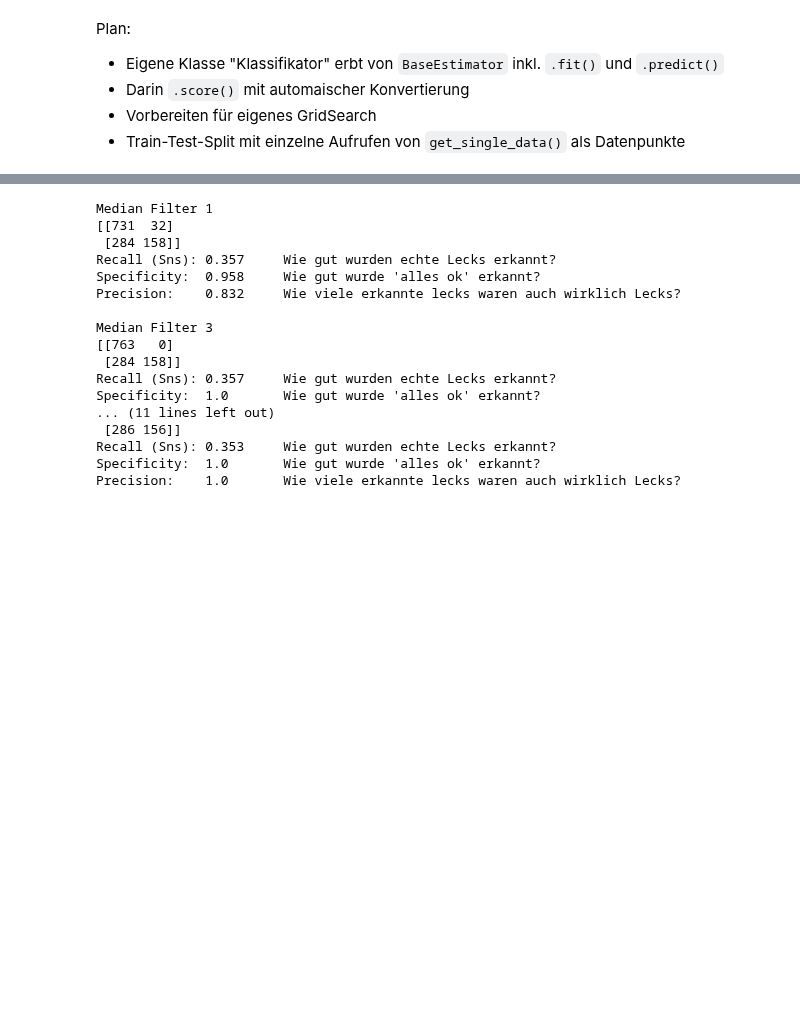
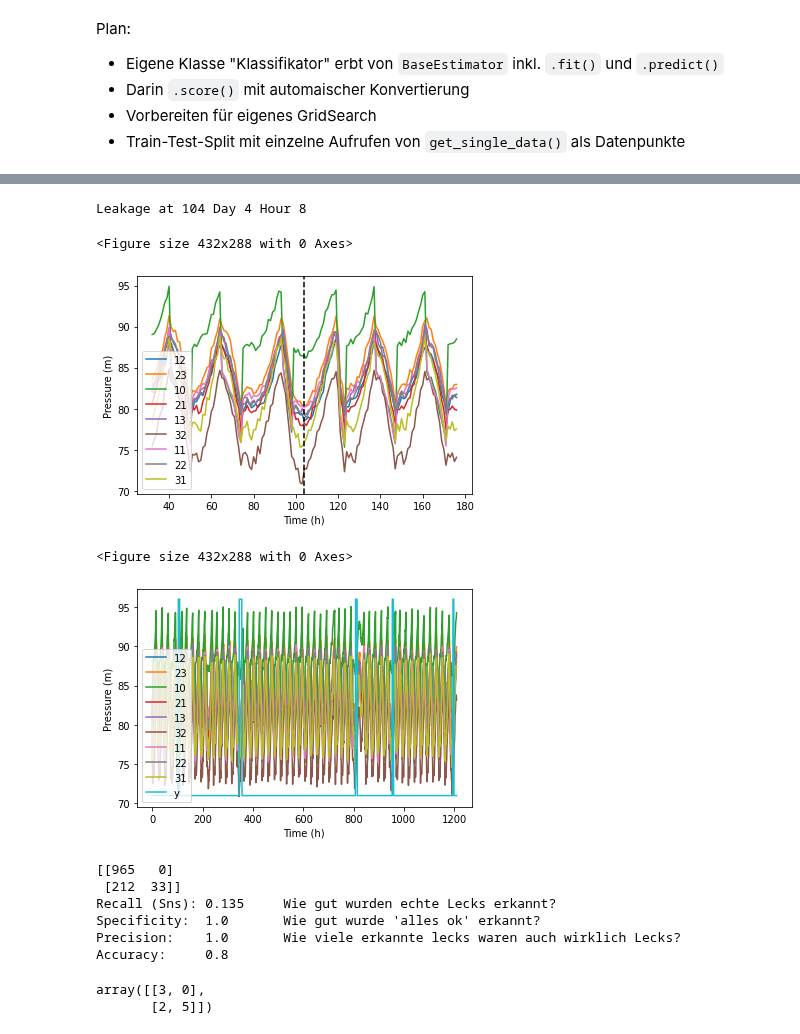
Before and after one commit to JulianBvW/BA-WDN-Leakage-Detection, a Jupyter notebook: LeakageDetection.ipynb, the cells around one changed output, grey strips where cells are left out. Cells and saved outputs as stored; diff of their text form; code cells hidden in the pictures; blank space fills up the shorter version.

Commit message:
Finished classification model class in notebook

```diff
--- a/LeakageDetection.ipynb
+++ b/LeakageDetection.ipynb
@@ -255,0 +282,8 @@ class ClassificationModel(BaseEstimator):
+# %%
+from sklearn.model_selection import train_test_split
+
+X_train, X_test, y_train, y_test = train_test_split(X, y)
+
+any = lambda l: int(sum(l) > 0)
+print(list(map(any, y_train)))
+print(list(map(any, y_test)))
@@ -256,11 +293,11 @@ class ClassificationModel(BaseEstimator):
 # %%
-from sklearn import svm
+from sklearn.svm import SVC
 
 # Create the model
-model = ClassificationModel(svm.SVC(gamma=0.001))
+model = ClassificationModel(SVC(gamma=0.001), medfilt_kernel_size=5)
 
 # Learn the digits on the train subset
-model.fit(X, y)
+model.fit(X_train, y_train)
 
 # Predict the value of the digit on the test subset
-y_pred = model.predict(X)
+y_pred = model.predict(X_test)
@@ -311,23 +304,34 @@ Leakage at 127 Day 5 Hour 7
-# %%
-for i in [1, 3, 5, 11]:
-  print(f'Median Filter {i}')
-  print_metrics(y, medfilt(y_pred_all, i))
-  print()
-# %% [output]
-Median Filter 1
-[[731  32]
- [284 158]]
-Recall (Sns): 0.357     Wie gut wurden echte Lecks erkannt?
-Specificity:  0.958     Wie gut wurde 'alles ok' erkannt?
-Precision:    0.832     Wie viele erkannte lecks waren auch wirklich Lecks?
-
-Median Filter 3
-[[763   0]
- [284 158]]
-Recall (Sns): 0.357     Wie gut wurden echte Lecks erkannt?
-Specificity:  1.0       Wie gut wurde 'alles ok' erkannt?
-... (11 lines left out)
- [286 156]]
-Recall (Sns): 0.353     Wie gut wurden echte Lecks erkannt?
-Specificity:  1.0       Wie gut wurde 'alles ok' erkannt?
-Precision:    1.0       Wie viele erkannte lecks waren auch wirklich Lecks?
+# %%
+X_show = pd.concat(X_test)
+y_show = np.concatenate(y_pred)
+X_show.reset_index(drop=True, inplace=True)
+
+y_true_show = np.concatenate(y_test)
+
+show_data(X_show, y_show)
+
+print_metrics(y_true_show, y_show)
+
+print('Accuracy:    ', model.score(X_test, y_test))
+
+preds = model.predict(X_test)
+
+any = lambda l: int(sum(l) > 0)
+y_pred = list(map(any, preds))
+y_true = list(map(any, y_test))
+
+confusion_matrix(y_true, y_pred)
+# %% [output]
+Leakage at 104 Day 4 Hour 8
+<Figure size 432x288 with 0 Axes>
+[figure, added]
+<Figure size 432x288 with 0 Axes>
+[figure, added]
+[[965   0]
+ [212  33]]
+Recall (Sns): 0.135     Wie gut wurden echte Lecks erkannt?
+Specificity:  1.0       Wie gut wurde 'alles ok' erkannt?
+Precision:    1.0       Wie viele erkannte lecks waren auch wirklich Lecks?
+Accuracy:     0.8
+array([[3, 0],
+       [2, 5]])
```
Also changed, not shown: parts of 10 cells of this notebook.
